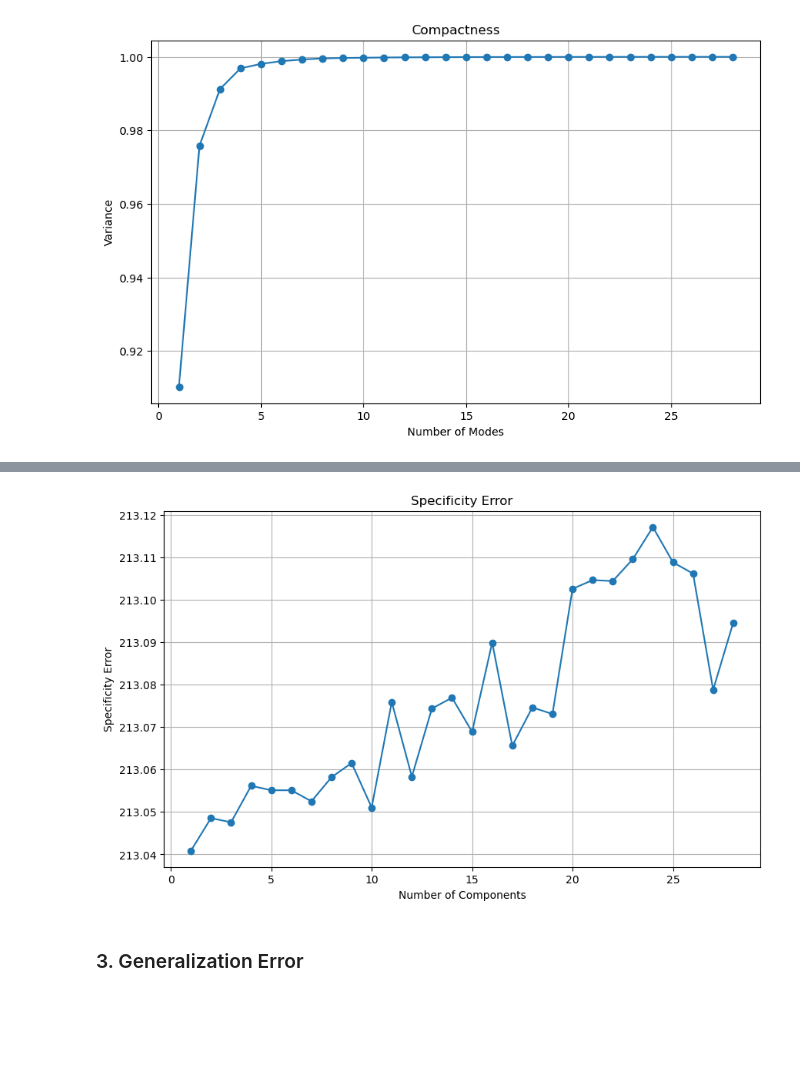
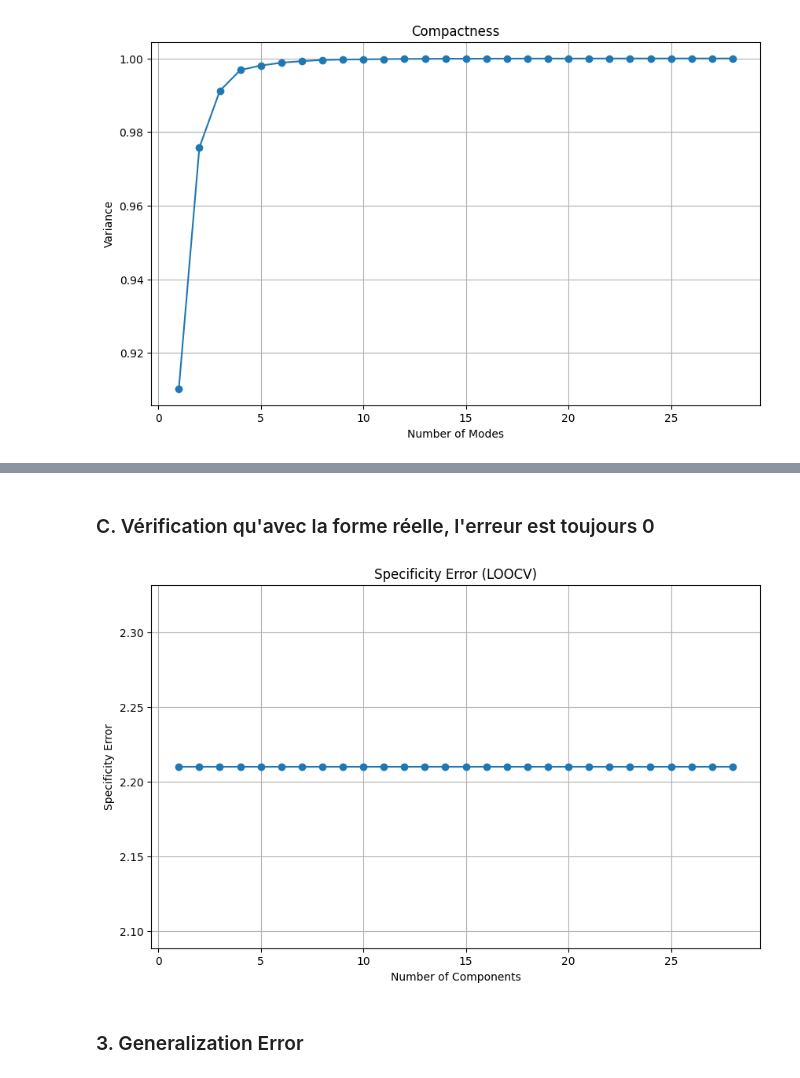
Before and after one commit to 54CHA-PJ/ECN-Statistical-Muscle-Shape-Modeling, a Jupyter notebook: CODE/pca_metrics.ipynb, the cells around one changed output, grey strips where cells are left out. Drawn from its saved outputs; the diff is of its cells as text; code cells hidden in the pictures; blank space fills up the shorter version.

```diff
--- a/CODE/pca_metrics.ipynb
+++ b/CODE/pca_metrics.ipynb
@@ -34,4 +34,9 @@ def load_eigenvectors(directory):
             eigenvector = np.loadtxt(filepath)
             eigenvectors.append(eigenvector)
     return np.array(eigenvectors)
+# %%
+real_shapes = load_shapes(PARTICLES)
+eigenvalues = np.loadtxt(PCA_RESULTS / 'eigenvalues.eval')
+eigenvectors = load_eigenvectors(PCA_RESULTS)
+eigenvectors = np.array([vec / np.linalg.norm(vec) for vec in eigenvectors])
 # %% [markdown]
@@ -65,57 +291,62 @@ Variance cumulative des 2 premières composantes : [0.91029472 0.9757956 ]
+# %% [markdown]
+### C. Vérification qu'avec la forme réelle, l'erreur est toujours 0
 # %%
-# Generation of synthetic shapes
-def generate_synthetic_shapes(mean_shape, eigenvectors, num_components, num_samples):
-    synthetic_shapes = []
-    for _ in range(num_samples):
-        coefficients = np.random.normal(0, 1, num_components)  # Coefficienti casuali
-        synthetic_shape = mean_shape + np.sum([c * e for c, e in zip(coefficients, eigenvectors[:num_components])], axis=0)
-        synthetic_shapes.append(synthetic_shape)
-    return np.array(synthetic_shapes)
+def loocv_error(real_shapes, eigenvectors, num_components, num_samples):
+    total_error = 0
+    mean_shape = np.mean(real_shapes, axis=0)
 
-# Specificity Error
-def specificity_error(real_shapes, eigenvectors, num_components, num_samples):
-    total_error = 0
+    for i, shape in enumerate(real_shapes):
 
-    # Leave-One-Out
-    for i, shape in enumerate(real_shapes):
         leave_out_shapes = np.delete(real_shapes, i, axis=0)
-        mean_shape_new = np.mean(leave_out_shapes, axis=0)  # New mean shape
 
-        synthetic_shapes = generate_synthetic_shapes(mean_shape_new, eigenvectors, num_components, num_samples)
 
-        # Minimum distance between synthetic and real shapes
+        synthetic_shapes = real_shapes
+
         errors = []
         for synthetic in synthetic_shapes:
-            distances = [np.linalg.norm(synthetic - real) for real in leave_out_shapes]
-            errors.append(min(distances))
+            # Center the shapes
+            centered_synthetic = synthetic - mean_shape
+            centered_leave_out_shapes = leave_out_shapes - mean_shape  # Center the remaining shapes
 
+            # Calculate the distance between the synthetic shape and all remaining real shapes
+            distances = [np.linalg.norm(centered_synthetic - real) for real in centered_leave_out_shapes]
+
+            # Take the minimum distance between the synthetic shape and the remaining real shapes
+            min_distance = min(distances)
+            errors.append(min_distance)
+
+        # Add the mean error for this iteration
         total_error += np.mean(errors)
 
-    mean_error = total_error / len(real_shapes)  # Mean error
+    # Compute the mean error across all LOOCV iterations
+    mean_error = total_error / len(real_shapes)
     return mean_error
+
 
 real_shapes = load_shapes(PARTICLES)
 eigenvectors = load_eigenvectors(PCA_RESULTS)
-eigenvectors = np.array([vec / np.linalg.norm(vec) for vec in eigenvectors])  # Normalizing eigenvectors
+eigenvectors = np.array([vec / np.linalg.norm(vec) for vec in eigenvectors])  # Normalize eigenvectors
 
-max_components = eigenvectors.shape[0]
+max_components = eigenvectors.shape[0]  # Maximum number of components available
 num_samples = 100  # Number of synthetic shapes to generate
 
 specificity_errors = []
+
+# Iterate over different numbers of components and compute specificity error
 for num in range(1, max_components + 1):
-    error = specificity_error(real_shapes, eigenvectors, num, num_samples)
+    error = loocv_error(real_shapes, eigenvectors, num, num_samples)
     specificity_errors.append(error)
 
-# Plot
+# Plot the specificity error against the number of components
 plt.figure(figsize=(10, 6))
 plt.plot(range(1, max_components + 1), specificity_errors, marker='o')
 plt.xlabel('Number of Components')
 plt.ylabel('Specificity Error')
-plt.title('Specificity Error')
+plt.title('Specificity Error (LOOCV)')
 plt.grid(True)
 plt.show()
 # %% [output]
-[figure, old version]
+[figure, new version]
 # %% [markdown]
 ### 3. Generalization Error
 # %%
```
Also changed, not shown: parts of 15 cells of this notebook, 2 other files.
